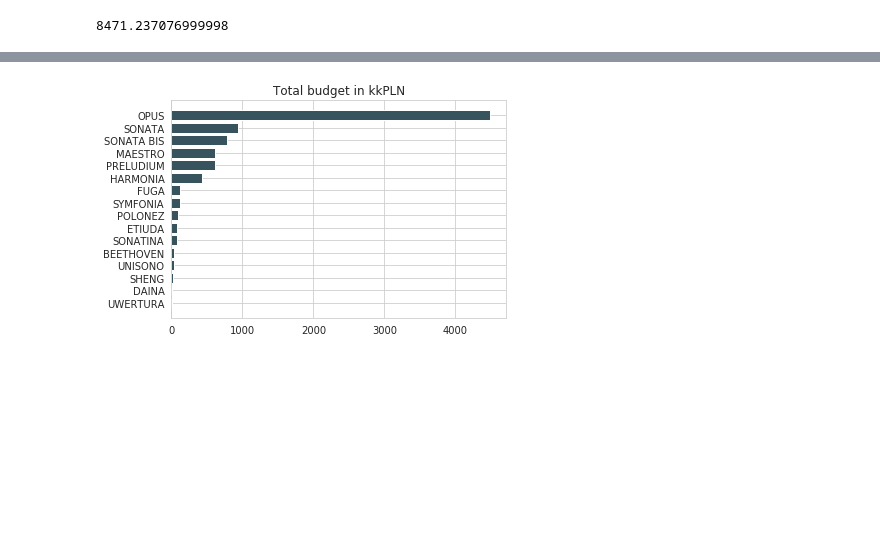
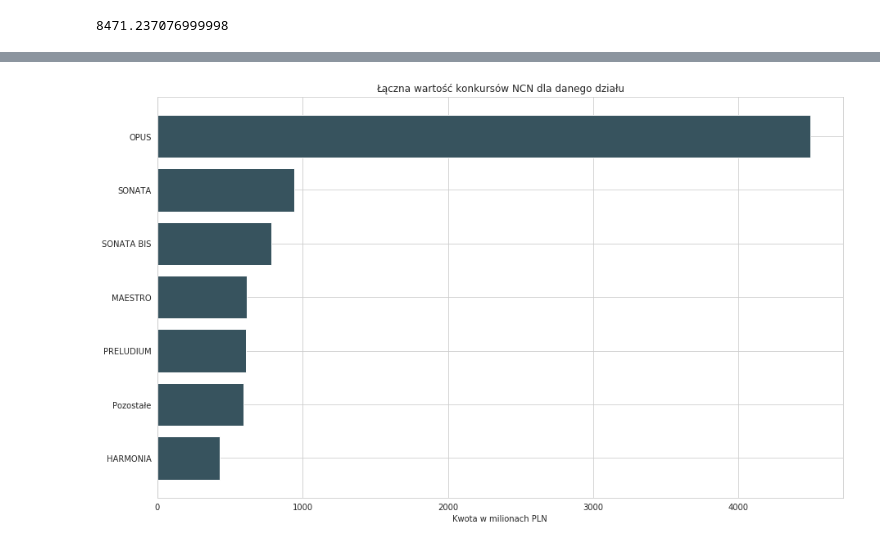
Before and after one commit to kolodziejczykjakub/ncn-grants, a Jupyter notebook: plots.ipynb, the cells around one changed output, grey strips where cells are left out. Saved outputs shown, nothing was run; the diff lists cells and outputs as text; code cells hidden in the pictures; blank space fills up the shorter version.

```diff
--- a/plots.ipynb
+++ b/plots.ipynb
@@ -101,13 +129,25 @@ plt.show()
 # %%
 plot3_data = grants.groupby('comp_name').sum().loc[:, ['budget_pln']].reset_index()
+
+threshold = float(plot3_data.loc[plot3_data.comp_name == 'HARMONIA', 'budget_pln']) - 1
+suma_pozostalych_konkursow = sum(plot3_data.budget_pln.loc[plot3_data.budget_pln.le(threshold)])
+plot3_data = plot3_data.append({"comp_name" : "Pozostałe", "budget_pln" : suma_pozostalych_konkursow},
+                               ignore_index=True)
+
+plot3_data = plot3_data.loc[plot3_data.budget_pln.ge(threshold), :]
 
 plot3_data = plot3_data.sort_values('budget_pln', ascending=True).reset_index(drop=True)
 
 plot3_data.budget_pln /= 10 ** 6
 
+plt.figure(figsize=(15, 9))
 plt.barh(plot3_data.comp_name, plot3_data.budget_pln)
-plt.title('Total budget in kkPLN')
+plt.title('Łączna wartość konkursów NCN dla danego działu')
+plt.xlabel('Kwota w milionach PLN')
+
+
+plt.savefig('./plots/horizontalbarchart-konkursy.png')
 
 plt.show()
 # %% [output]
-[figure, old version]
+[figure, new version]
```
Also changed, not shown: parts of 8 cells of this notebook, 4 other files.
